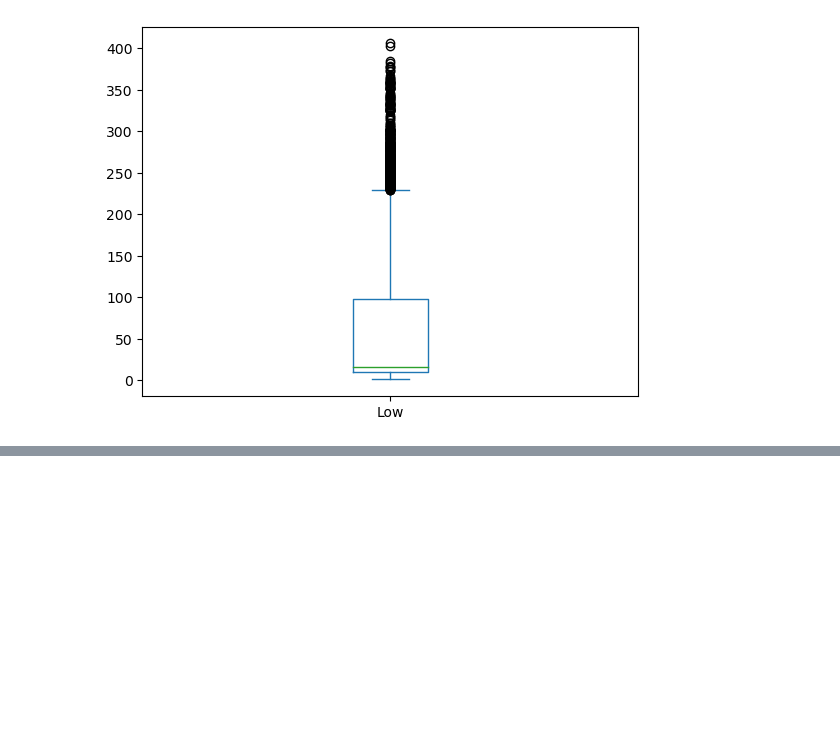
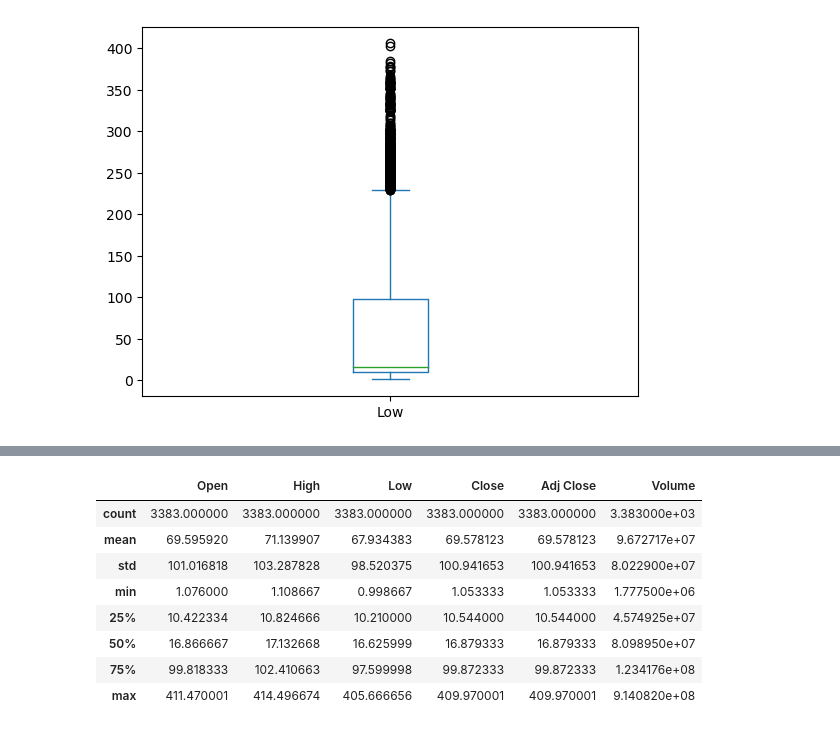
Before and after one commit to kamlocicho/tesla-stocks-prediction, a Jupyter notebook: main.ipynb, the cells around one changed output, grey strips where cells are left out. Drawn from its saved outputs; the diff is of its cells as text; code cells hidden in the pictures; blank space fills up the shorter version.

```diff
--- a/main.ipynb
+++ b/main.ipynb
@@ -89,0 +41,12 @@ plt.show()
+# %%
+dataset.describe()
+# %% [output]
+|  | Open | High | Low | Close | Adj Close | Volume |
+| count | 3383.000000 | 3383.000000 | 3383.000000 | 3383.000000 | 3383.000000 | 3.383000e+03 |
+| mean | 69.595920 | 71.139907 | 67.934383 | 69.578123 | 69.578123 | 9.672717e+07 |
+| std | 101.016818 | 103.287828 | 98.520375 | 100.941653 | 100.941653 | 8.022900e+07 |
+| min | 1.076000 | 1.108667 | 0.998667 | 1.053333 | 1.053333 | 1.777500e+06 |
+| 25% | 10.422334 | 10.824666 | 10.210000 | 10.544000 | 10.544000 | 4.574925e+07 |
+| 50% | 16.866667 | 17.132668 | 16.625999 | 16.879333 | 16.879333 | 8.098950e+07 |
+| 75% | 99.818333 | 102.410663 | 97.599998 | 99.872333 | 99.872333 | 1.234176e+08 |
+| max | 411.470001 | 414.496674 | 405.666656 | 409.970001 | 409.970001 | 9.140820e+08 |
```
Also changed, not shown: parts of 17 cells of this notebook.
